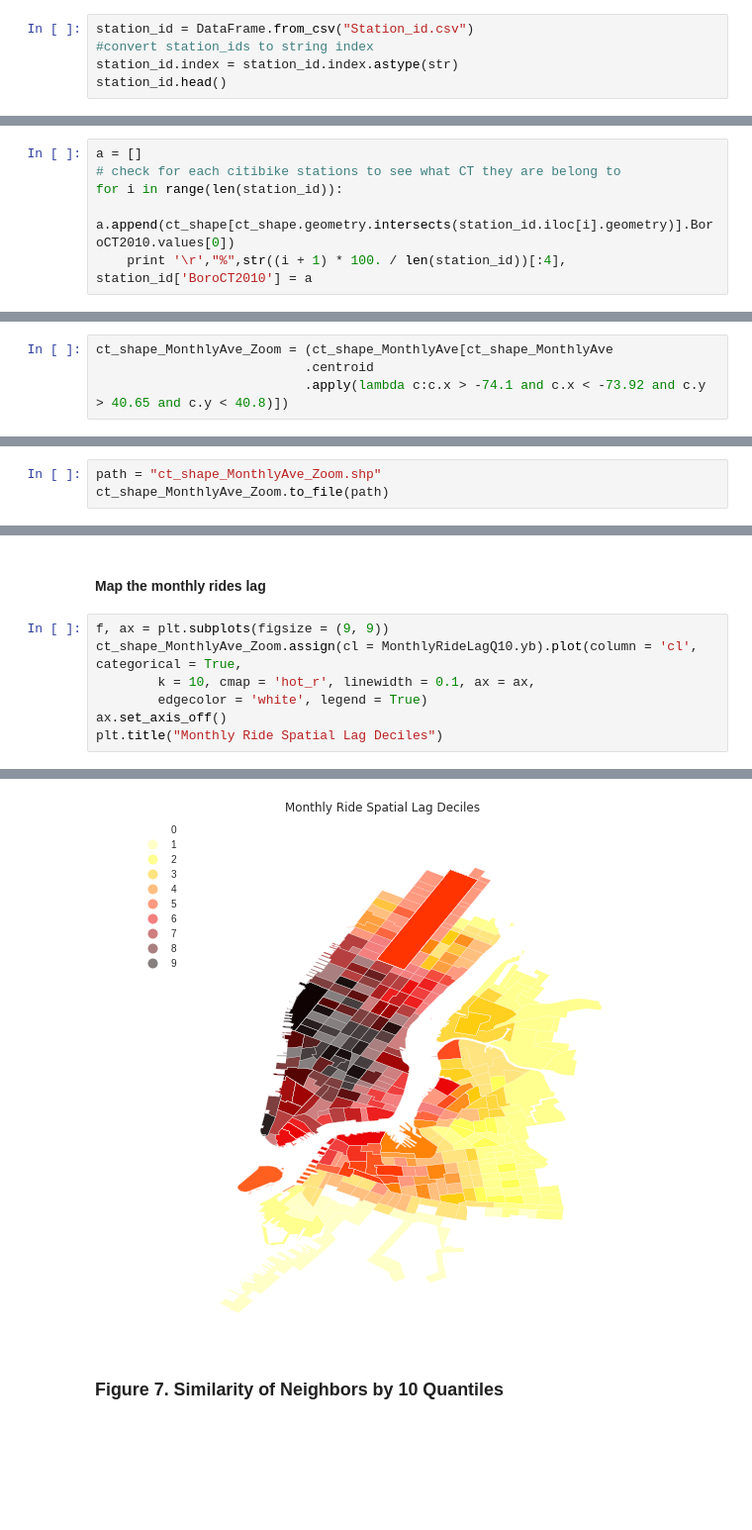
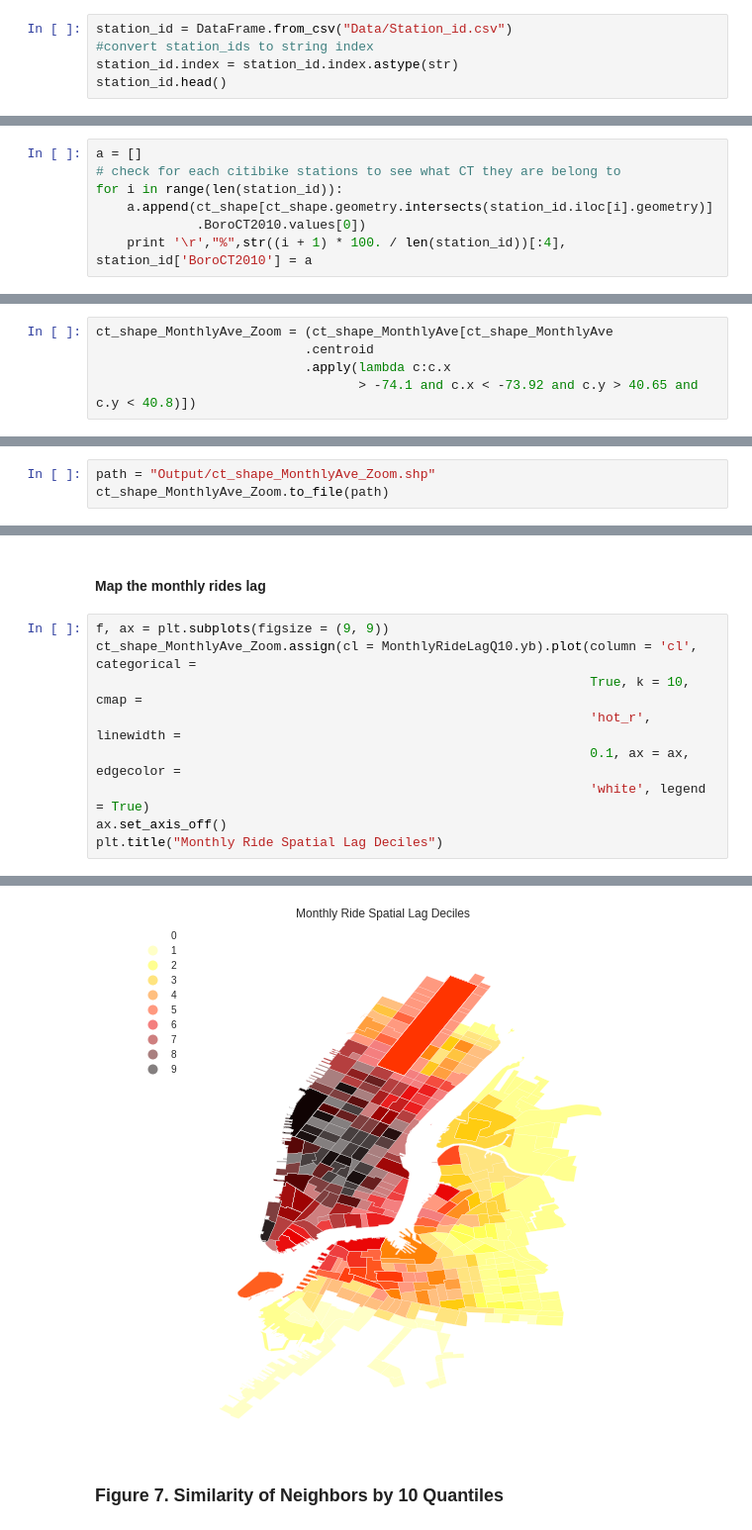
Before and after one commit to kdr276/PUI2016_kdr276, a Jupyter notebook: HW10_kdr276/Assignment1_kdr276.ipynb, the cells around one changed output, grey strips where cells are left out. Shown at 99% size. Cells and saved outputs as stored; diff of their text form; blank space fills up the shorter version.

Commit message:
Update Assignment 1 - final

```diff
--- a/HW10_kdr276/Assignment1_kdr276.ipynb
+++ b/HW10_kdr276/Assignment1_kdr276.ipynb
@@ -137,7 +139,7 @@ resplot = res.plot()
 # %% [markdown]
 ### Load CitiBike station location data
 # %%
-station_id = DataFrame.from_csv("Station_id.csv")
+station_id = DataFrame.from_csv("Data/Station_id.csv")
 #convert station_ids to string index
 station_id.index = station_id.index.astype(str)
 station_id.head()
@@ -169,7 +171,8 @@ station_id.head()
 a = []
 # check for each citibike stations to see what CT they are belong to
 for i in range(len(station_id)):
-    a.append(ct_shape[ct_shape.geometry.intersects(station_id.iloc[i].geometry)].BoroCT2010.values[0])
+    a.append(ct_shape[ct_shape.geometry.intersects(station_id.iloc[i].geometry)]
+             .BoroCT2010.values[0])
     print '\r',"%",str((i + 1) * 100. / len(station_id))[:4],
 station_id['BoroCT2010'] = a
 # %% [output]
@@ -226,7 +231,8 @@ plt.title("Monthly Ride Counts")
 # %%
 ct_shape_MonthlyAve_Zoom = (ct_shape_MonthlyAve[ct_shape_MonthlyAve
                            .centroid
-                           .apply(lambda c:c.x > -74.1 and c.x < -73.92 and c.y > 40.65 and c.y < 40.8)])
+                           .apply(lambda c:c.x
+                                  > -74.1 and c.x < -73.92 and c.y > 40.65 and c.y < 40.8)])
 # %%
 print "Total number of CTs:", len(ct_shape)
 print "Number of zoomed CTs:", len(temp.MonthlyAve)
@@ -250,7 +257,7 @@ plt.title("Monthly Ride Counts")
 # %% [markdown]
 ### Export Shapefile CTs in the CitiBike Zone
 # %%
-path = "ct_shape_MonthlyAve_Zoom.shp"
+path = "Output/ct_shape_MonthlyAve_Zoom.shp"
 ct_shape_MonthlyAve_Zoom.to_file(path)
 # %% [markdown]
 ## Exploratory Geospatial Analysis
@@ -323,14 +330,16 @@ MonthlyRideLagQ10
 #### Map the monthly rides lag
 # %%
 f, ax = plt.subplots(figsize = (9, 9))
-ct_shape_MonthlyAve_Zoom.assign(cl = MonthlyRideLagQ10.yb).plot(column = 'cl', categorical = True,
-        k = 10, cmap = 'hot_r', linewidth = 0.1, ax = ax,
-        edgecolor = 'white', legend = True)
+ct_shape_MonthlyAve_Zoom.assign(cl = MonthlyRideLagQ10.yb).plot(column = 'cl', categorical =
+                                                                True, k = 10, cmap =
+                                                                'hot_r', linewidth =
+                                                                0.1, ax = ax, edgecolor =
+                                                                'white', legend = True)
 ax.set_axis_off()
 plt.title("Monthly Ride Spatial Lag Deciles")
 # %% [output]
 <matplotlib.text.Text at 0x...>
-[figure, old version]
+[figure, new version]
 # %% [markdown]
 ### Figure 7. Similarity of Neighbors by 10 Quantiles
 # %% [markdown]
```
Also changed, not shown: parts of 20 cells of this notebook.
